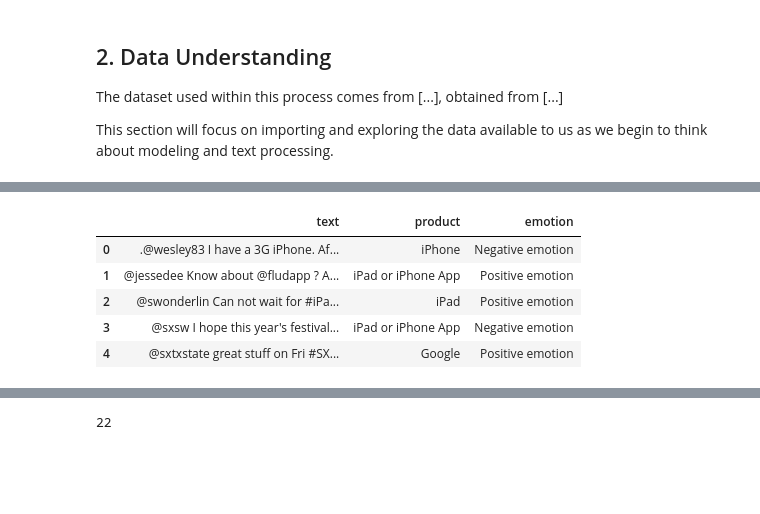
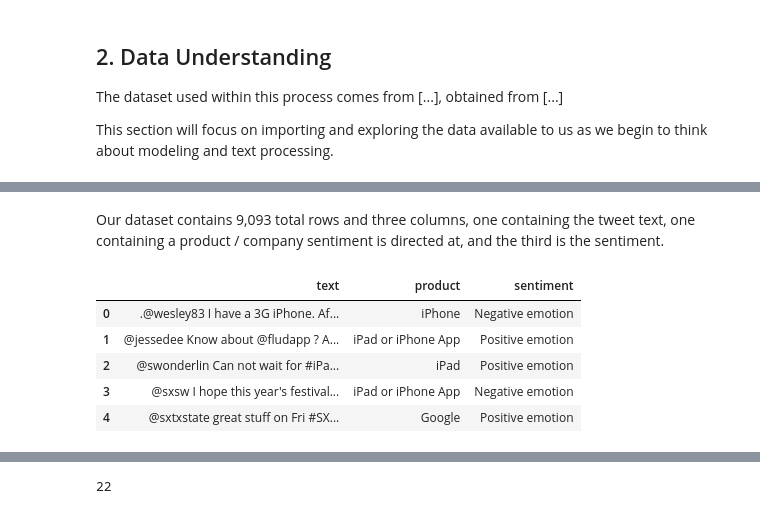
Before and after one commit to akaigraham/Tweet-Classification-NLP, a Jupyter notebook: sentiment_nlp.ipynb, the cells around one changed output, grey strips where cells are left out. Cells and saved outputs as stored; diff of their text form; code cells hidden in the pictures; blank space fills up the shorter version.

```diff
--- a/sentiment_nlp.ipynb
+++ b/sentiment_nlp.ipynb
@@ -58,9 +55,11 @@ memory usage: 213.2+ KB
+# %% [markdown]
+Our dataset contains 9,093 total rows and three columns, one containing the tweet text, one containing a product / company sentiment is directed at, and the third is the sentiment.
 # %%
 # rename columns so they are easier to work with
-df.columns = ['text', 'product', 'emotion']
+df.columns = ['text', 'product', 'sentiment']
 df.head()
 # %% [output]
-|  | text | product | emotion |
+|  | text | product | sentiment |
 | 0 | .@wesley83 I have a 3G iPhone. Af... | iPhone | Negative emotion |
 | 1 | @jessedee Know about @fludapp ? A... | iPad or iPhone App | Positive emotion |
 | 2 | @swonderlin Can not wait for #iPa... | iPad | Positive emotion |
```
Also changed, not shown: parts of 48 cells of this notebook.
